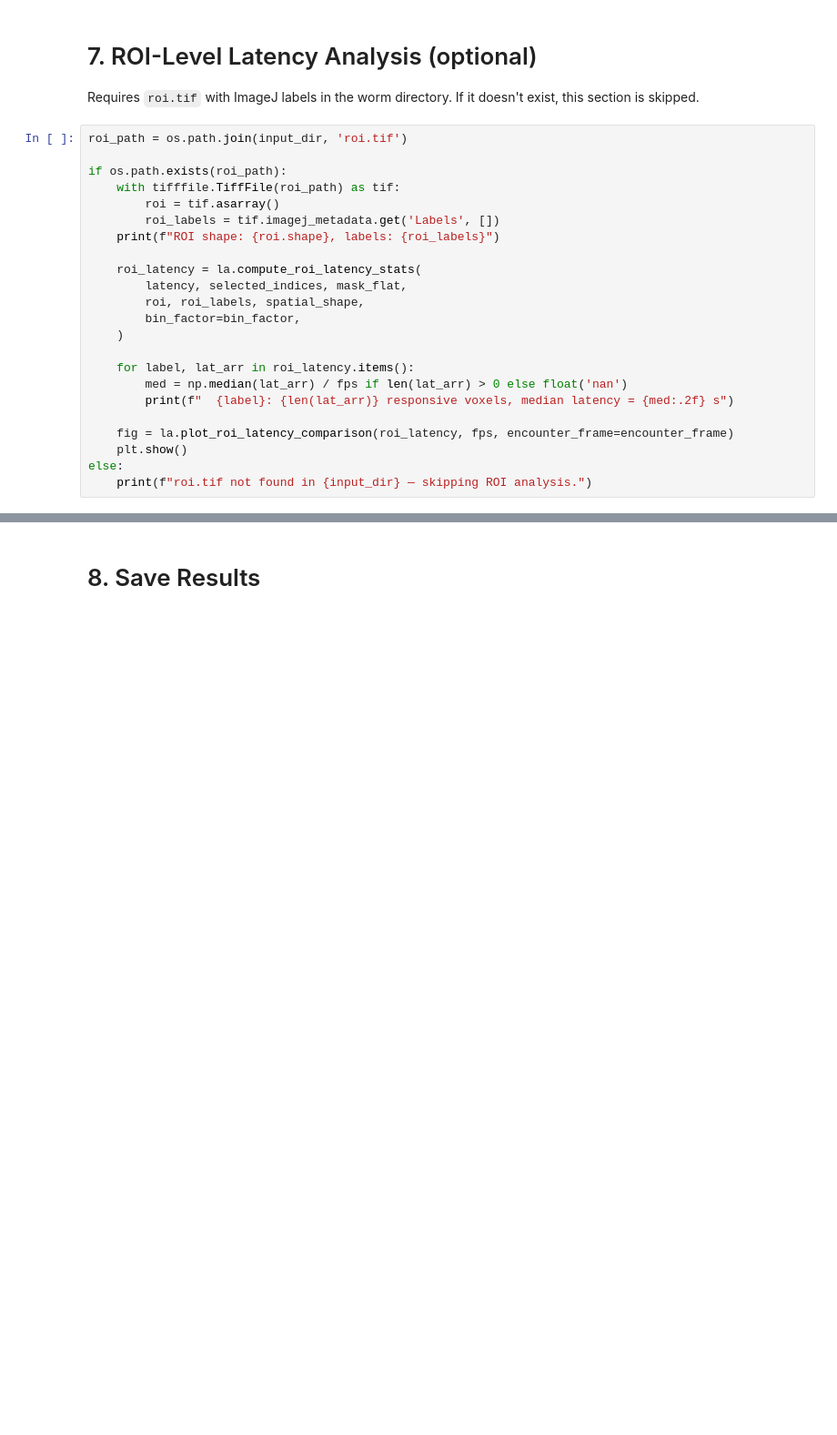
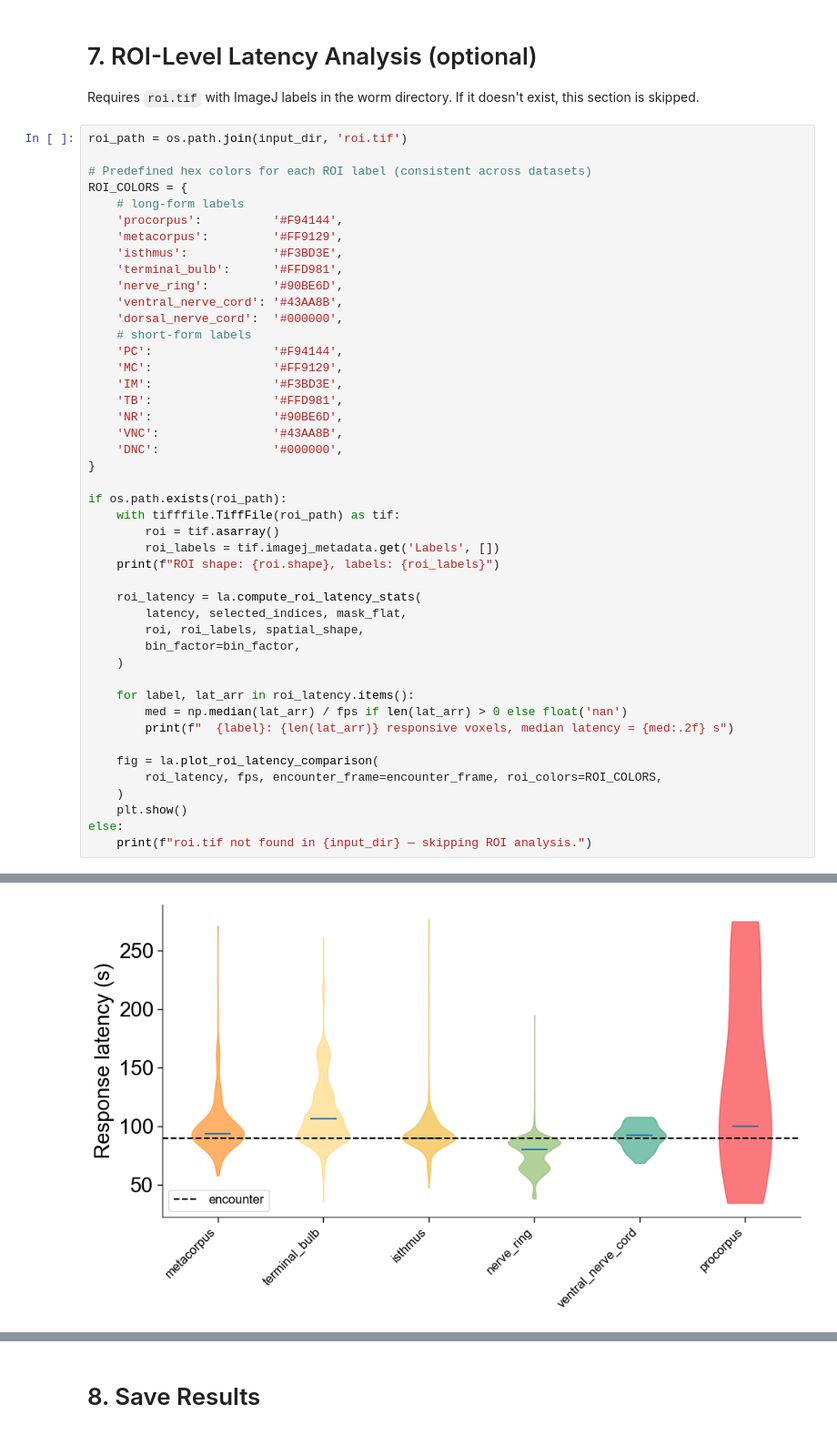
Before and after one commit to MunibH/g5ht-pipeline, a Jupyter notebook: latency_analysis_v2.ipynb, the cells around one changed output, grey strips where cells are left out. Shown at 91% size. Drawn from its saved outputs; the diff is of its cells as text; blank space fills up the shorter version.

Commit message:
latency

```diff
--- a/latency_analysis_v2.ipynb
+++ b/latency_analysis_v2.ipynb
@@ -302,6 +343,26 @@ plt.show()
 Requires `roi.tif` with ImageJ labels in the worm directory. If it doesn't exist, this section is skipped.
 # %%
 roi_path = os.path.join(input_dir, 'roi.tif')
+
+# Predefined hex colors for each ROI label (consistent across datasets)
+ROI_COLORS = {
+    # long-form labels
+    'procorpus':          '#F94144',
+    'metacorpus':         '#FF9129',
+    'isthmus':            '#F3BD3E',
+    'terminal_bulb':      '#FFD981',
+    'nerve_ring':         '#90BE6D',
+    'ventral_nerve_cord': '#43AA8B',
+    'dorsal_nerve_cord':  '#000000',
+    # short-form labels
+    'PC':                 '#F94144',
+    'MC':                 '#FF9129',
+    'IM':                 '#F3BD3E',
+    'TB':                 '#FFD981',
+    'NR':                 '#90BE6D',
+    'VNC':                '#43AA8B',
+    'DNC':                '#000000',
+}
 
 if os.path.exists(roi_path):
     with tifffile.TiffFile(roi_path) as tif:
@@ -319,7 +380,10 @@ if os.path.exists(roi_path):
         med = np.median(lat_arr) / fps if len(lat_arr) > 0 else float('nan')
         print(f"  {label}: {len(lat_arr)} responsive voxels, median latency = {med:.2f} s")
 
-    fig = la.plot_roi_latency_comparison(roi_latency, fps, encounter_frame=encounter_frame)
+    fig = la.plot_roi_latency_comparison(
+        roi_latency, fps, encounter_frame=encounter_frame, roi_colors=ROI_COLORS,
+    )
     plt.show()
 else:
     print(f"roi.tif not found in {input_dir} — skipping ROI analysis.")
+# %% [output]
@@ -325,0 +397 @@ else:
+[figure, added]
```
Also changed, not shown: parts of 16 cells of this notebook, 1 other file.
